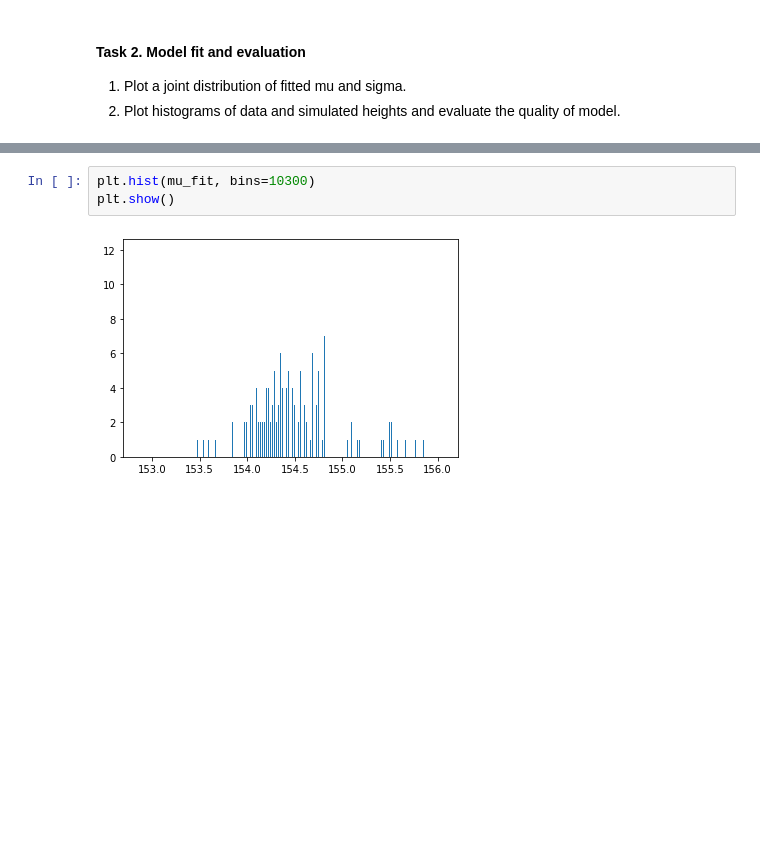
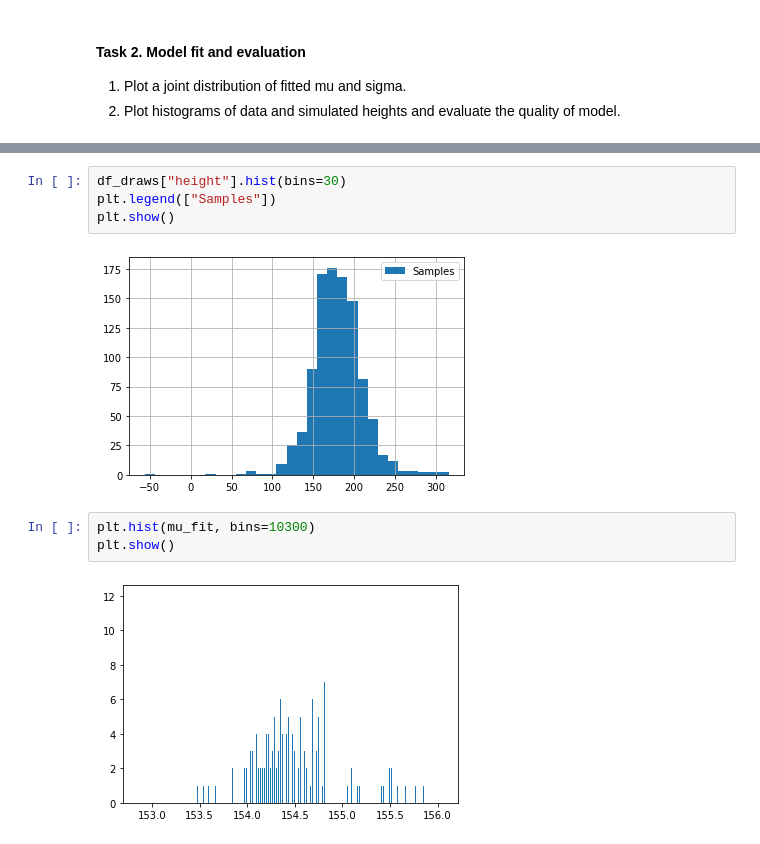
Before and after one commit to dominikwozniak/data-analytics, a Jupyter notebook: lab-4/lab_4.ipynb, the cells around one changed output, grey strips where cells are left out. Drawn from its saved outputs; the diff is of its cells as text; blank space fills up the shorter version.

```diff
--- a/lab-4/lab_4.ipynb
+++ b/lab-4/lab_4.ipynb
@@ -130,3 +158,9 @@ plt.show()
+# %%
+df_draws["height"].hist(bins=30)
+plt.legend(["Samples"])
+plt.show()
+# %% [output]
+[figure, added]
 # %%
 plt.hist(mu_fit, bins=10300)
 plt.show()
```
Also changed, not shown: parts of 18 cells of this notebook, 3 other files.
